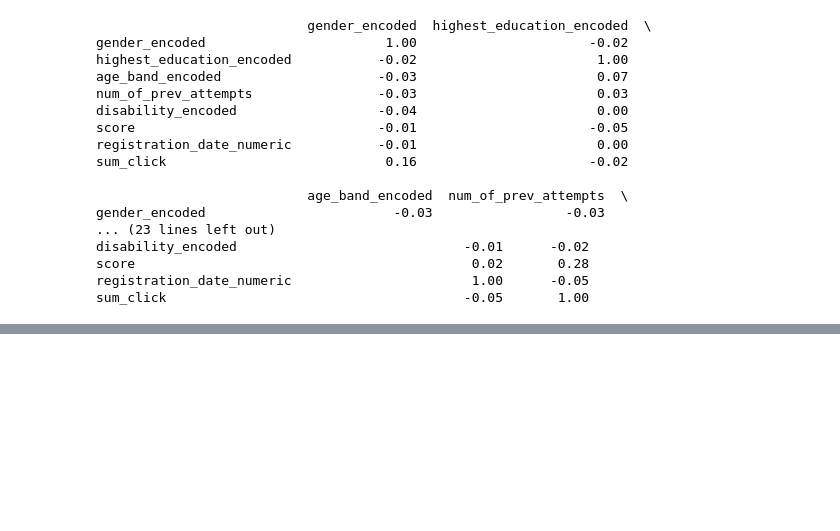
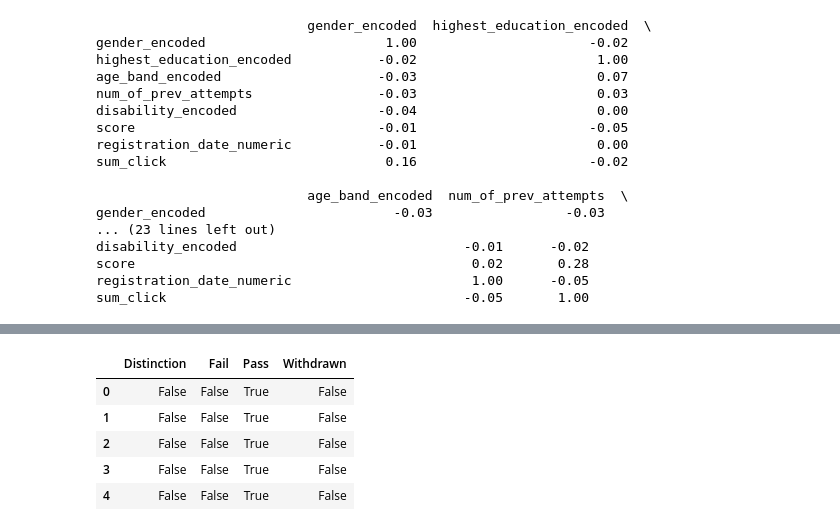
Before and after one commit to LoraLamia/uuzop-proj1, a Jupyter notebook: proj1.ipynb, the cells around one changed output, grey strips where cells are left out. Drawn from its saved outputs; the diff is of its cells as text; code cells hidden in the pictures; blank space fills up the shorter version.

```diff
--- a/proj1.ipynb
+++ b/proj1.ipynb
@@ -724,0 +739,9 @@ X.head(20)
+# %%
+y_binary.head()
+# %% [output]
+|  | Distinction | Fail | Pass | Withdrawn |
+| 0 | False | False | True | False |
+| 1 | False | False | True | False |
+| 2 | False | False | True | False |
+| 3 | False | False | True | False |
+| 4 | False | False | True | False |
```
Also changed, not shown: parts of 14 cells of this notebook.
